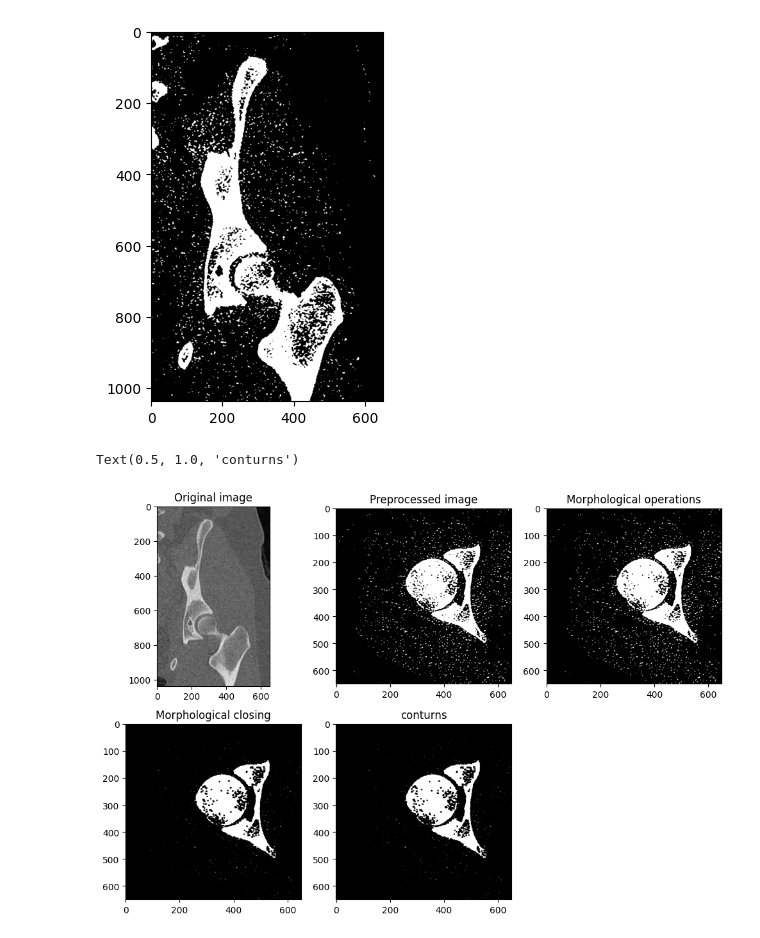
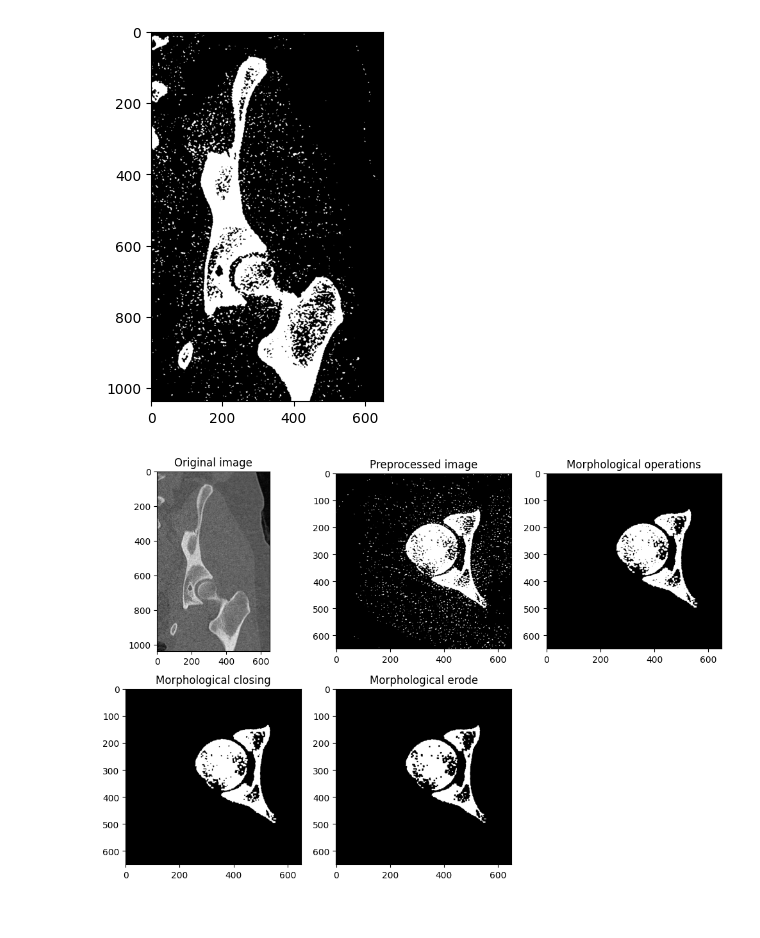
Before and after one commit to Sentz98/FemoralHeadSegmentation, a Jupyter notebook: femoralHeadSegmentation.ipynb, the cells around one changed output. Saved outputs shown, nothing was run; the diff lists cells and outputs as text; code cells hidden in the pictures.

```diff
--- a/femoralHeadSegmentation.ipynb
+++ b/femoralHeadSegmentation.ipynb
@@ -128,7 +128,7 @@ plt.show()
 # %%
 from scipy import ndimage
 
-def preprocess(image, verbose=False):
+def preprocess2(image, verbose=False):
 
     #apply median filter to reduce noise to coronal view
     preprocessed_image = cv2.GaussianBlur(image,(3,3),0.5)
@@ -141,7 +141,7 @@ def preprocess(image, verbose=False):
     ret,thresh1 = cv2.threshold(preprocessed_image,124,255,cv2.THRESH_BINARY)
     thresh1 = thresh1.astype(np.uint8)
 
-    morph = cv2.morphologyEx(thresh1, cv2.MORPH_CLOSE, np.ones((3,3),np.uint8), iterations=1)
+    morph = cv2.morphologyEx(thresh1, cv2.MORPH_CLOSE, np.ones((3,3)), iterations=1)
 
     # Perform morphological closing to fill holes
     closed = cv2.morphologyEx(morph, cv2.MORPH_ERODE, np.ones((3,3),np.uint8), iterations=1)
@@ -158,32 +158,59 @@ def preprocess(image, verbose=False):
         return thresh1, morph, closed, fill
     else:
         return fill
+# %%
+def preprocess(image, verbose=False):
+    #apply median filter to reduce noise to coronal view
+    preprocessed_image = cv2.GaussianBlur(image,(3,3),0.5)
+
+    # Normalize the image over 255 only positive
+    preprocessed_image = preprocessed_image - min(preprocessed_image.flatten())
+    preprocessed_image = preprocessed_image / max(preprocessed_image.flatten())
+    preprocessed_image = preprocessed_image * 255
+
+    ret,thresh1 = cv2.threshold(preprocessed_image,124,255,cv2.THRESH_BINARY)
+    image = thresh1.astype(np.uint8)
+
+    #apply opening
+    kernel = np.ones((3,3),np.uint8)
+    opening = cv2.morphologyEx(image, cv2.MORPH_OPEN, kernel, iterations=2)
+
+    #apply closing
+    closing = cv2.morphologyEx(opening, cv2.MORPH_CLOSE, kernel, iterations=1)
+
+    erode = cv2.morphologyEx(closing, cv2.MORPH_ERODE, kernel, iterations=1)
+
+    if verbose:
+        return thresh1, opening, closing, erode
+    else:
+        return erode
 # %%
-scan, morph, closed, fill = preprocess(axial, True)
+scan, morph, closed, erode = preprocess(axial, True)
 
 plt.figure(figsize=(12, 8))
 plt.subplot(2, 3, 1)
 plt.imshow(coronal_roi, cmap='gray')
 plt.title('Original image')
 
 plt.subplot(2, 3, 2)
 plt.imshow(scan, cmap='gray')
 plt.title('Preprocessed image')
 
 plt.subplot(2, 3, 3)
 plt.imshow(morph, cmap='gray')
 plt.title('Morphological operations')
 
 plt.subplot(2, 3, 4)
 plt.imshow(closed, cmap='gray')
 plt.title('Morphological closing')
 
 plt.subplot(2, 3, 5)
-plt.imshow(fill, cmap='gray')
-plt.title('conturns')
+plt.imshow(erode, cmap='gray')
+plt.title('Morphological erode')
+
+plt.show()
 # %% [output]
-Text(0.5, 1.0, 'conturns')
-[figure, old version]
+[figure, new version]
 # %%
 scan = preprocess(axial, False)
 print(type(scan))
```
Also changed, not shown: parts of 3 cells of this notebook.
